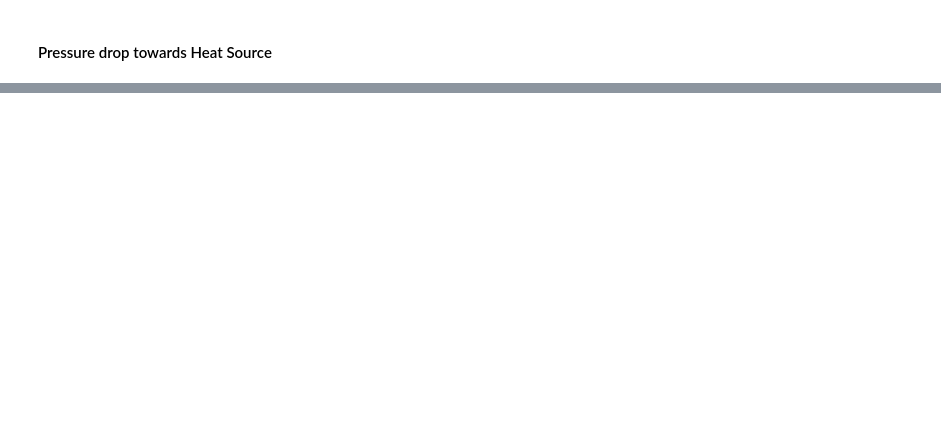
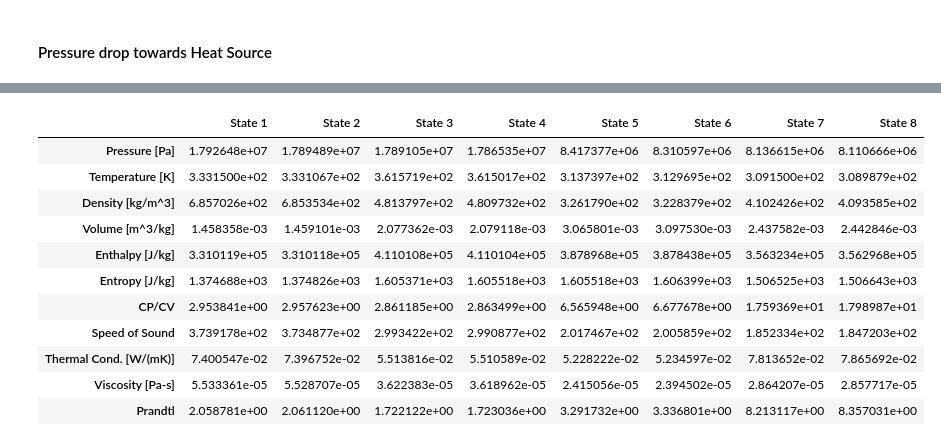
Before and after one commit to Diego-33/Heat_Exchanger_Calcs, a Jupyter notebook: sCO2_Loop_Calcs.ipynb, the cells around one changed output, grey strips where cells are left out. Drawn from its saved outputs; the diff is of its cells as text; code cells hidden in the pictures; blank space fills up the shorter version.

```diff
--- a/sCO2_Loop_Calcs.ipynb
+++ b/sCO2_Loop_Calcs.ipynb
@@ -327,0 +598,10 @@ State_3
+# %%
+# Add Pressure and Temperature to Data frame
+State_7.loc['Pressure [Pa]', 'State 7'] = P7
+State_7.loc['Temperature [K]', 'State 7'] = T7
+
+# Combine the data frames into one data frame for ease of use
+sCO2_States = pd.concat([sCO2_States, State_7], axis =1)
+
+# Display the data frame
+sCO2_States
@@ -327,0 +621,5 @@ State_3
+# %%
+# Find Velocity, Reynolds Number, and darcy friction factor (assuming smooth pipe)
+Velocity = 4 * m_dot * sCO2_States.loc['Volume [m^3/kg]','State 7'] / (math.pi * Tube_ID**2)
+Reynolds = sCO2_States.loc['Density [kg/m^3]','State 7'] * Velocity * Tube_ID / sCO2_States.loc['Viscosity [Pa-s]','State 7']
+Darcy_f = (0.79 * math.log(Reynolds) - 1.64)**(-2)
@@ -327,0 +655,6 @@ State_3
+# %%
+# Find the enthalpy at the inlet of the Compressor
+Enth_8 = (sCO2_States.loc['Enthalpy [J/kg]','State 7'] * (1 + ((sCO2_States.loc['CP/CV','State 7'] - 1) / 2) * Mach_inlet**2)) / \
+            (1 + ((sCO2_States.loc['CP/CV','State 7'] - 1) / 2) * (Mach_outlet_1**2))
+
+Enth_8 # [J/kg]
@@ -327,0 +665,13 @@ State_3
+# %%
+# Using the new Pressure and Enthalpy find the properties of the fluid at the Inlet of Compressor
+
+State_8 = RP.REFPROPdll("CO2","PH","T;D;V;S;CP/CV;W;TCX;VIS;PRANDTL", MASS_BASE_SI,0,0,P8,Enth_8,[1.0])
+
+# Outputs will be placed into data frame for organization
+State_8 = pd.DataFrame(State_8.Output[0:9],
+            index = ['Temperature [K]', 'Density [kg/m^3]', 'Volume [m^3/kg]', 'Entropy [J/kg]',
+                     'CP/CV', 'Speed of Sound', 'Thermal Cond. [W/(mK)]', 'Viscosity [Pa-s]', 'Prandtl'],
+            columns = ['State 8'])
+
+# Display the data frame
+State_8
@@ -327,0 +689,23 @@ State_3
+# %%
+# Add Pressure and Enthalpy to Data frame
+State_8.loc['Pressure [Pa]', 'State 8'] = P8
+State_8.loc['Enthalpy [J/kg]', 'State 8'] = Enth_8
+
+# Combine the data frames into one data frame for ease of use
+sCO2_States = pd.concat([sCO2_States, State_8], axis =1)
+
+# Display the data frame
+sCO2_States
+# %% [output]
+|  | State 1 | State 2 | State 3 | State 4 | State 5 | State 6 | State 7 | State 8 |
+| Pressure [Pa] | 1.792648e+07 | 1.789489e+07 | 1.789105e+07 | 1.786535e+07 | 8.417377e+06 | 8.310597e+06 | 8.136615e+06 | 8.110666e+06 |
+| Temperature [K] | 3.331500e+02 | 3.331067e+02 | 3.615719e+02 | 3.615017e+02 | 3.137397e+02 | 3.129695e+02 | 3.091500e+02 | 3.089879e+02 |
+| Density [kg/m^3] | 6.857026e+02 | 6.853534e+02 | 4.813797e+02 | 4.809732e+02 | 3.261790e+02 | 3.228379e+02 | 4.102426e+02 | 4.093585e+02 |
+| Volume [m^3/kg] | 1.458358e-03 | 1.459101e-03 | 2.077362e-03 | 2.079118e-03 | 3.065801e-03 | 3.097530e-03 | 2.437582e-03 | 2.442846e-03 |
+| Enthalpy [J/kg] | 3.310119e+05 | 3.310118e+05 | 4.110108e+05 | 4.110104e+05 | 3.878968e+05 | 3.878438e+05 | 3.563234e+05 | 3.562968e+05 |
+| Entropy [J/kg] | 1.374688e+03 | 1.374826e+03 | 1.605371e+03 | 1.605518e+03 | 1.605518e+03 | 1.606399e+03 | 1.506525e+03 | 1.506643e+03 |
+| CP/CV | 2.953841e+00 | 2.957623e+00 | 2.861185e+00 | 2.863499e+00 | 6.565948e+00 | 6.677678e+00 | 1.759369e+01 | 1.798987e+01 |
+| Speed of Sound | 3.739178e+02 | 3.734877e+02 | 2.993422e+02 | 2.990877e+02 | 2.017467e+02 | 2.005859e+02 | 1.852334e+02 | 1.847203e+02 |
+| Thermal Cond. [W/(mK)] | 7.400547e-02 | 7.396752e-02 | 5.513816e-02 | 5.510589e-02 | 5.228222e-02 | 5.234597e-02 | 7.813652e-02 | 7.865692e-02 |
+| Viscosity [Pa-s] | 5.533361e-05 | 5.528707e-05 | 3.622383e-05 | 3.618962e-05 | 2.415056e-05 | 2.394502e-05 | 2.864207e-05 | 2.857717e-05 |
+| Prandtl | 2.058781e+00 | 2.061120e+00 | 1.722122e+00 | 1.723036e+00 | 3.291732e+00 | 3.336801e+00 | 8.213117e+00 | 8.357031e+00 |
```
Also changed, not shown: parts of 40 cells of this notebook, 4 other files.
